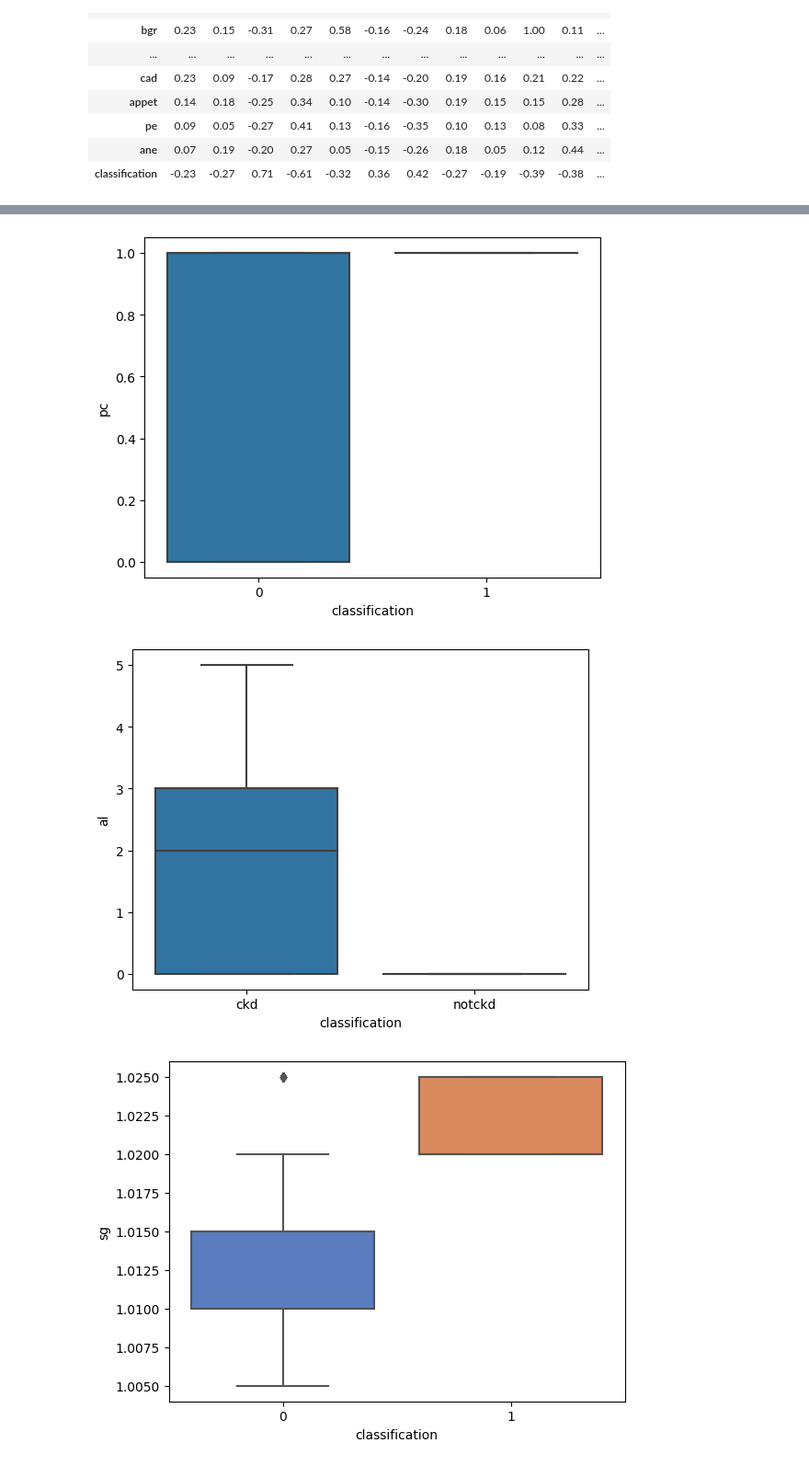
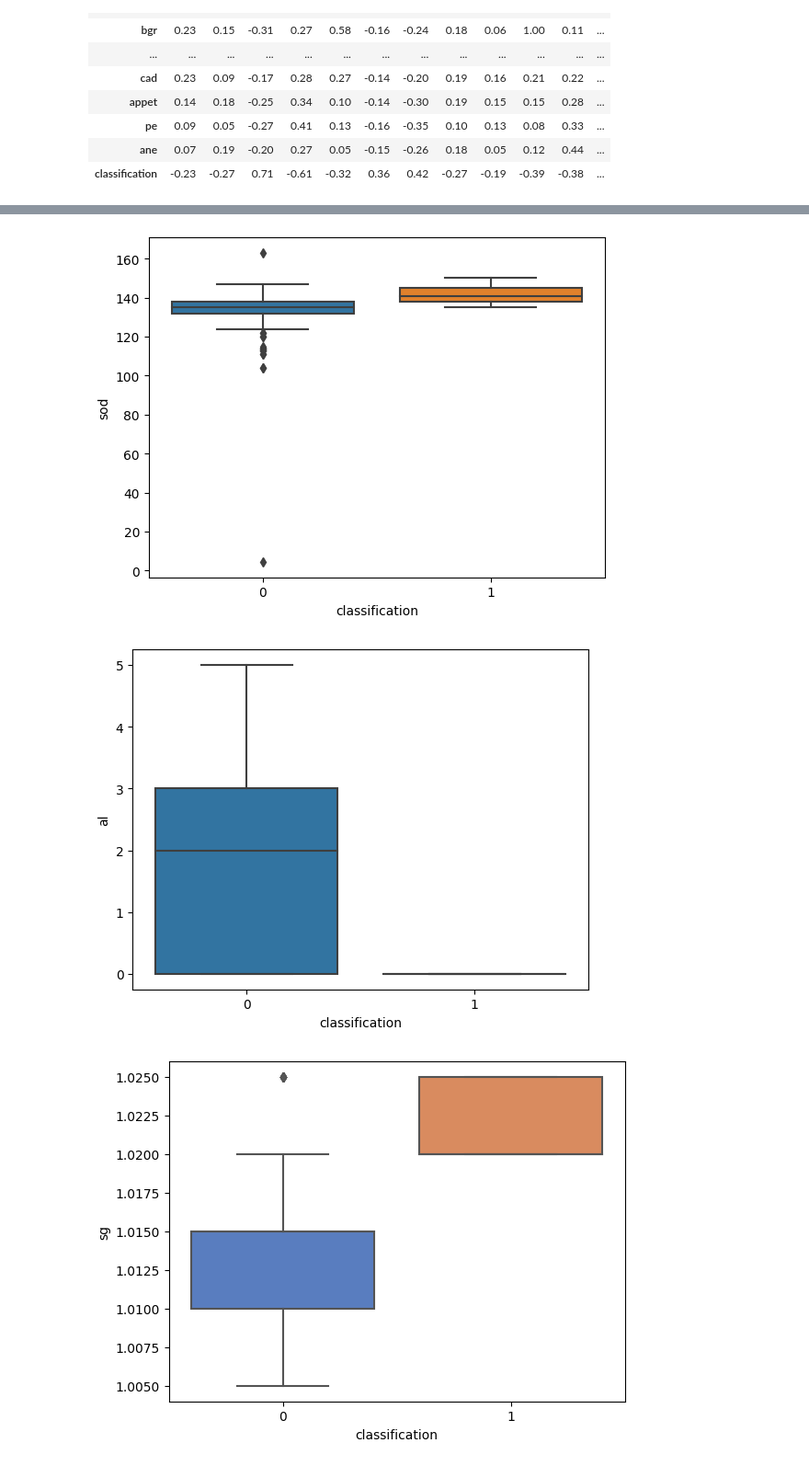
Before and after one commit to R3AlL3nGz3i/kidney_disease_identification, a Jupyter notebook: heart_disease_ml.ipynb, the cells around one changed output, grey strips where cells are left out. Shown: that part at 92% size. Drawn from its saved outputs; the diff is of its cells as text; code cells hidden in the pictures.

```diff
--- a/heart_disease_ml.ipynb
+++ b/heart_disease_ml.ipynb
@@ -213,17 +254,18 @@ df_complete_corr.dropna(axis=1, how='all').dropna(axis=0, how='all').style.backg
 # %%
-sns.boxplot(x="classification", y='pc', data=df_clean)
+# al vs classification
+sns.boxplot(
+    data=df_clean, x="classification", y="sod")
 plt.show()
 # %% [output]
-[figure, old version]
+[figure, new version]
 # %%
-
-# Show each observation with a scatterplot
+# al vs classification
 sns.boxplot(
-    data=df, x="classification", y="al")
+    data=df_clean, x="classification", y="al")
 
 plt.show()
 # %% [output]
-[figure, old version]
+[figure, new version]
 # %%
 sns.boxplot(data=df_clean,
             x="classification",
```
Also changed, not shown: parts of 24 cells of this notebook, 1 other file.
